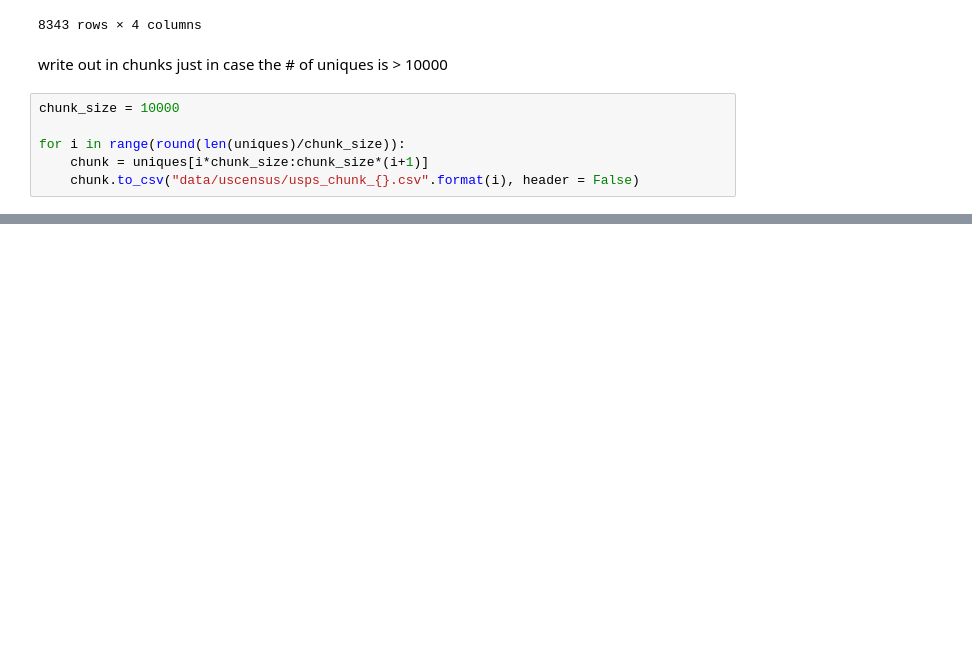
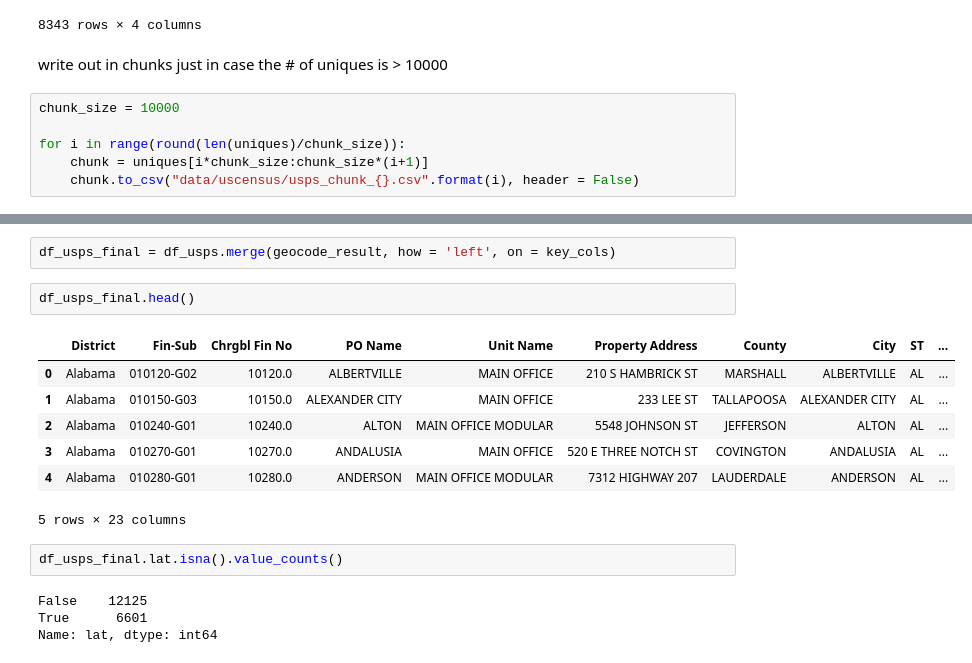
Before and after one commit to gpschnaars/dean_post, a Jupyter notebook: testing.ipynb, the cells around one changed output, grey strips where cells are left out. Saved outputs shown, nothing was run; the diff lists cells and outputs as text; blank space fills up the shorter version.

```diff
--- a/testing.ipynb
+++ b/testing.ipynb
@@ -169,0 +219,18 @@ df_geocoderesult[df_geocoderesult.coords.isna()]
+# %%
+df_usps_final = df_usps.merge(geocode_result, how = 'left', on = key_cols)
+# %%
+df_usps_final.head()
+# %% [output]
+|  | District | Fin-Sub | Chrgbl Fin No | PO Name | Unit Name | Property Address | County | City | ST | ... |
+| 0 | Alabama | 010120-G02 | 10120.0 | ALBERTVILLE | MAIN OFFICE | 210 S HAMBRICK ST | MARSHALL | ALBERTVILLE | AL | ... |
+| 1 | Alabama | 010150-G03 | 10150.0 | ALEXANDER CITY | MAIN OFFICE | 233 LEE ST | TALLAPOOSA | ALEXANDER CITY | AL | ... |
+| 2 | Alabama | 010240-G01 | 10240.0 | ALTON | MAIN OFFICE MODULAR | 5548 JOHNSON ST | JEFFERSON | ALTON | AL | ... |
+| 3 | Alabama | 010270-G01 | 10270.0 | ANDALUSIA | MAIN OFFICE | 520 E THREE NOTCH ST | COVINGTON | ANDALUSIA | AL | ... |
+| 4 | Alabama | 010280-G01 | 10280.0 | ANDERSON | MAIN OFFICE MODULAR | 7312 HIGHWAY 207 | LAUDERDALE | ANDERSON | AL | ... |
+5 rows × 23 columns
+# %%
+df_usps_final.lat.isna().value_counts()
+# %% [output]
+False    12125
+True      6601
+Name: lat, dtype: int64
```
Also changed, not shown: parts of 19 cells of this notebook, 1 other file.
